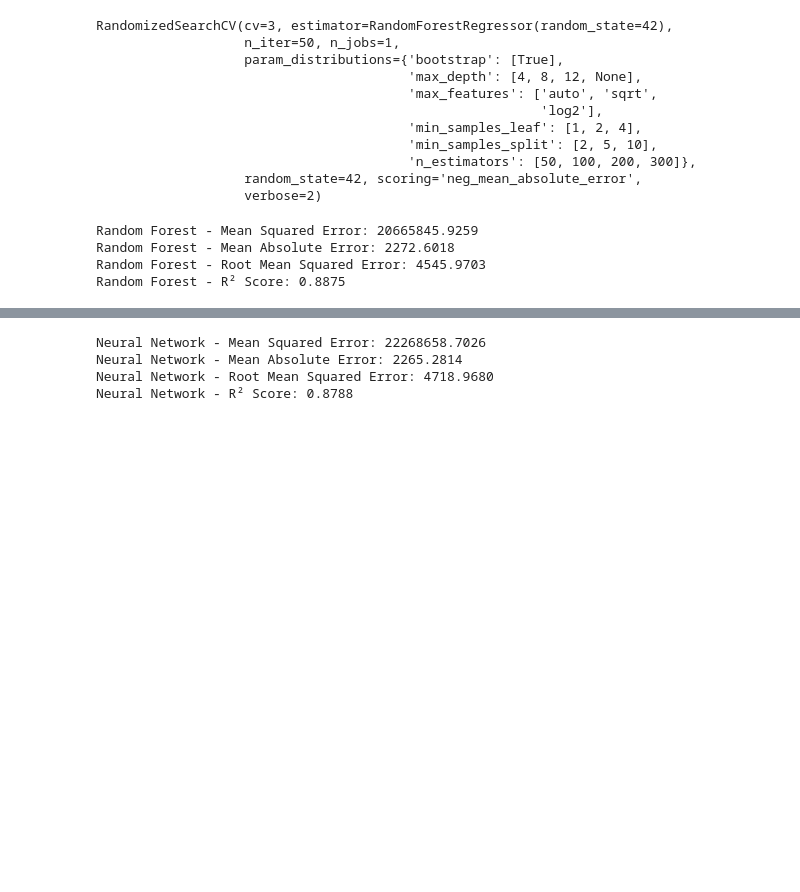
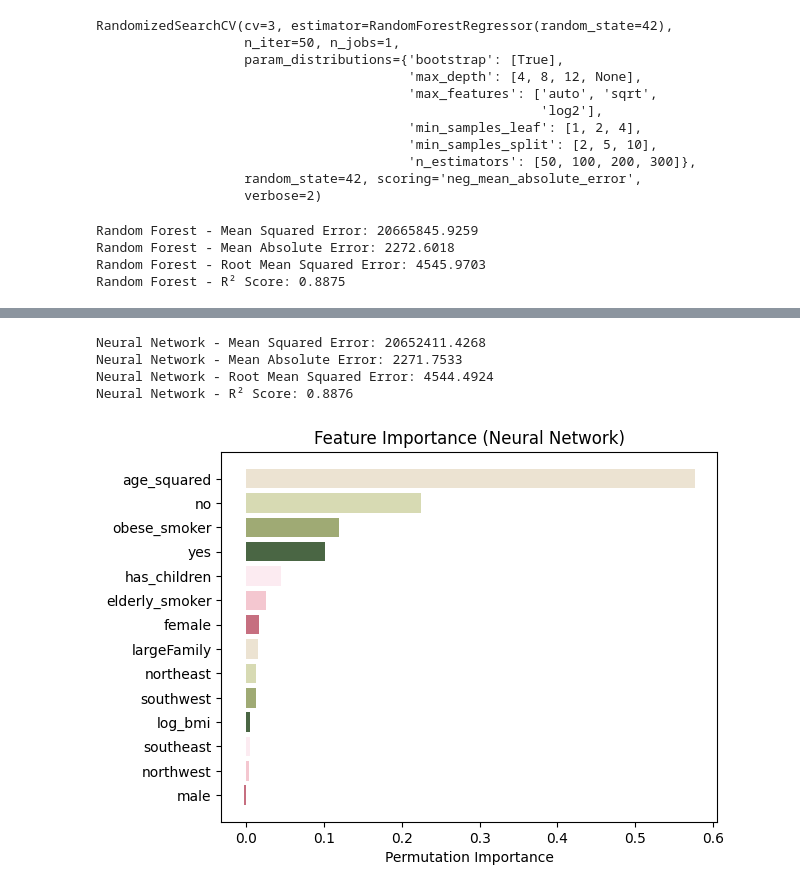
Before and after one commit to Mikayla-ds2/insurance_ml, a Jupyter notebook: model.ipynb, the cells around one changed output, grey strips where cells are left out. Saved outputs shown, nothing was run; the diff lists cells and outputs as text; code cells hidden in the pictures; blank space fills up the shorter version.

```diff
--- a/model.ipynb
+++ b/model.ipynb
@@ -472,11 +481,15 @@ plt.show()
 # %%
 # simple nn arch
-nn_model = Sequential([
-    Dense(64, activation='relu'),
-    Dense(32, activation='relu'),
-    Dense(1)
-])
-nn_model.compile(loss='mse', optimizer='adam', metrics=['mae'])
+def build_nn(n_features):
+    model = keras.Sequential([
+        tf.keras.layers.Dense(64, activation = 'relu', input_shape = (n_features, )),
+        tf.keras.layers.Dense(32, activation = 'relu'),
+        tf.keras.layers.Dense(1)
+    ])
+    model.compile(optimizer = 'adam', loss = 'mse', metrics = ['mae'])
+    return model
+# %%
+nn_model = KerasRegressor(model=build_nn, epochs=20, batch_size=16, verbose=0, model__n_features = x_train.shape[1])
 # %%
-history = nn_model.fit(x_train, y_train, epochs=20, batch_size=32, validation_split=0.2, verbose=1)
+nn_model.fit(x_train, y_train)
 # %% [output]
@@ -515,9 +527,20 @@ r2_nn = r2_score(y_true_nn, y_pred_nn)
 print(f"Neural Network - Mean Squared Error: {mse_nn:.4f}")
 print(f"Neural Network - Mean Absolute Error: {mae_nn:.4f}")
 print(f"Neural Network - Root Mean Squared Error: {rmse_nn:.4f}")
-print(f"Neural Network - R² Score: {r2_score(y_true_nn, y_pred_nn):.4f}")
+print(f"Neural Network - R² Score: {r2_score(y_true_nn, y_pred_nn):.4f}") # for PFI, this is baseline score; where no score has been permuted
 # %% [output]
-Neural Network - Mean Squared Error: 22268658.7026
-Neural Network - Mean Absolute Error: 2265.2814
-Neural Network - Root Mean Squared Error: 4718.9680
-Neural Network - R² Score: 0.8788
+Neural Network - Mean Squared Error: 20652411.4268
+Neural Network - Mean Absolute Error: 2271.7533
+Neural Network - Root Mean Squared Error: 4544.4924
+Neural Network - R² Score: 0.8876
+# %%
+# permutation feature importance for neural network
+r = permutation_importance(nn_model, x_test, y_test, n_repeats = 10, random_state = 42)
+
+sorted_idx = r.importances_mean.argsort()
+plt.barh(np.array(x_names)[sorted_idx], r.importances_mean[sorted_idx], color = palette)
+plt.xlabel("Permutation Importance")
+plt.title("Feature Importance (Neural Network)")
+plt.show()
+# %% [output]
+[figure, added]
```
Also changed, not shown: parts of 6 cells of this notebook.
